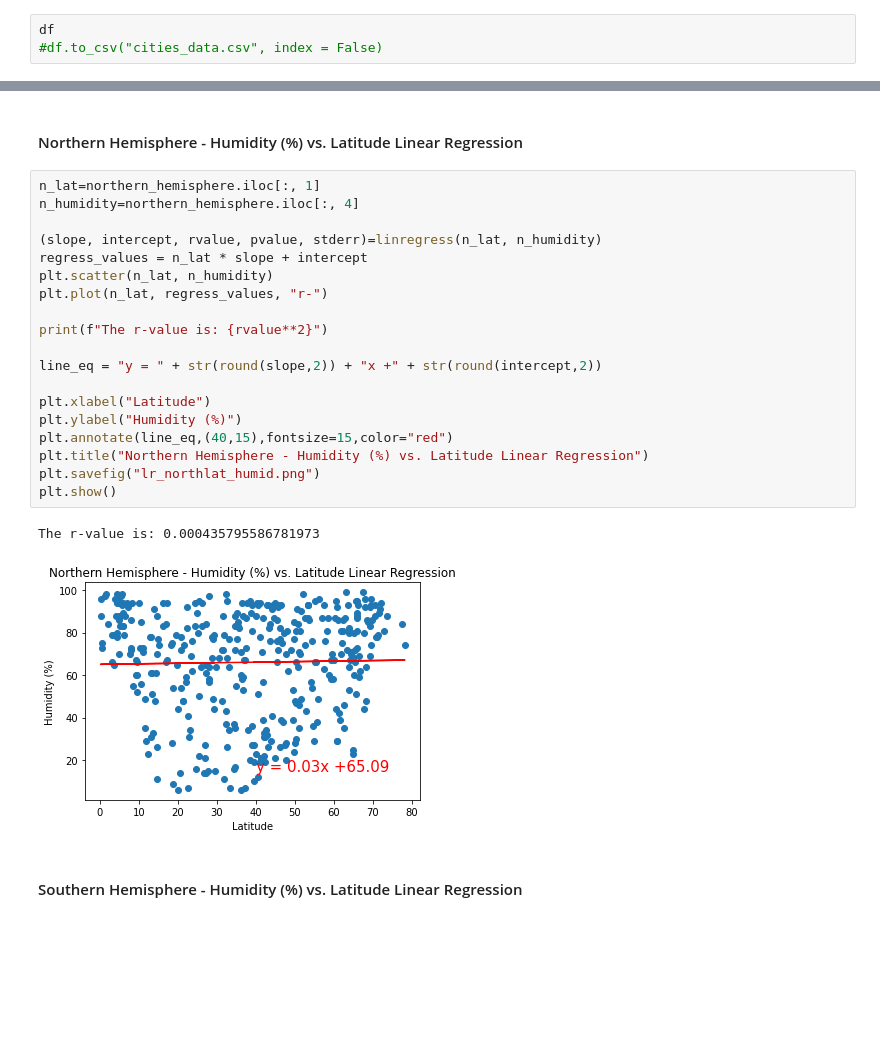
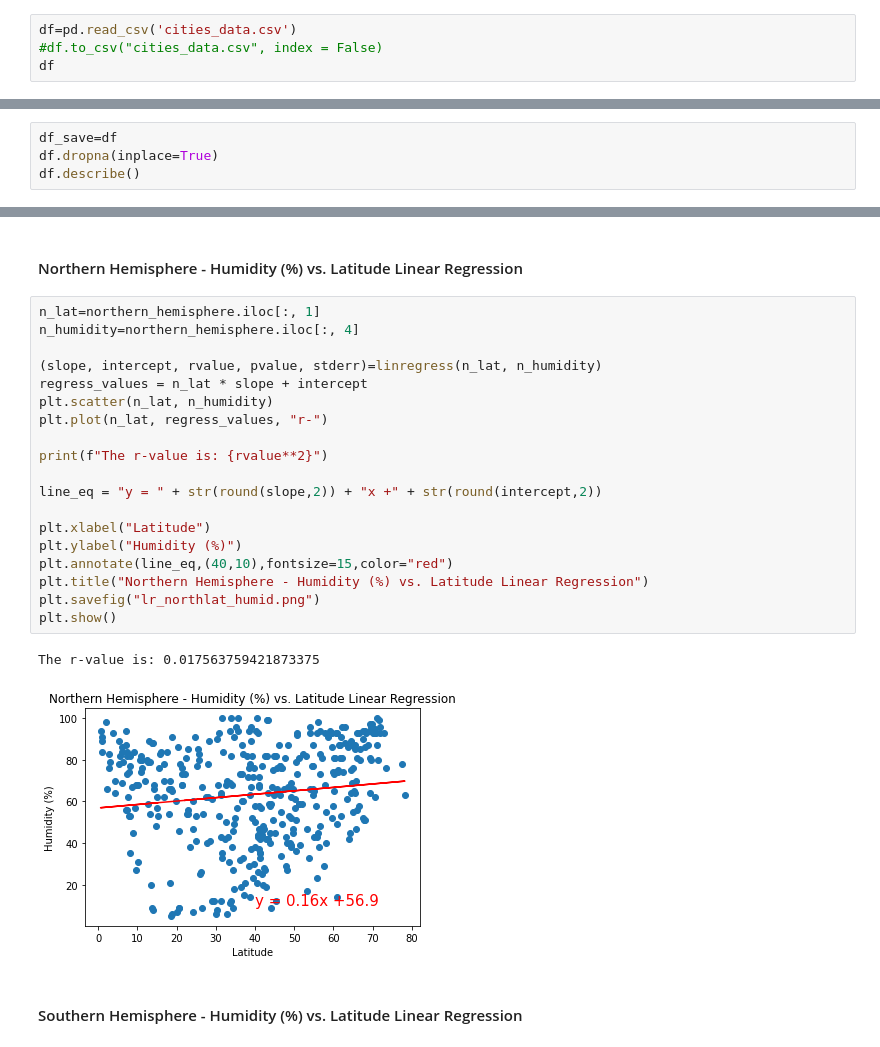
Before and after one commit to ttoffey/Python_API_Challenge, a Jupyter notebook: WeatherPy/WeatherPy.ipynb, the cells around one changed output, grey strips where cells are left out. Saved outputs shown, nothing was run; the diff lists cells and outputs as text; blank space fills up the shorter version.

```diff
--- a/WeatherPy/WeatherPy.ipynb
+++ b/WeatherPy/WeatherPy.ipynb
@@ -192,5 +192,6 @@ Processing Record 4 of Set 13 | sayyan
 Data Retrieval Complete
 -------------------------------
 # %%
+df=pd.read_csv('cities_data.csv')
+#df.to_csv("cities_data.csv", index = False)
 df
-#df.to_csv("cities_data.csv", index = False)
@@ -240,0 +256,4 @@ df
+# %%
+df_save=df
+df.dropna(inplace=True)
+df.describe()
@@ -360,25 +389,25 @@ The r-value is: 0.6555055644286548
 # %%
 n_lat=northern_hemisphere.iloc[:, 1]
 n_humidity=northern_hemisphere.iloc[:, 4]
 
 (slope, intercept, rvalue, pvalue, stderr)=linregress(n_lat, n_humidity)
 regress_values = n_lat * slope + intercept
 plt.scatter(n_lat, n_humidity)
 plt.plot(n_lat, regress_values, "r-")
 
 print(f"The r-value is: {rvalue**2}")
 
 line_eq = "y = " + str(round(slope,2)) + "x +" + str(round(intercept,2))
 
 plt.xlabel("Latitude")
 plt.ylabel("Humidity (%)")
-plt.annotate(line_eq,(40,15),fontsize=15,color="red")
+plt.annotate(line_eq,(40,10),fontsize=15,color="red")
 plt.title("Northern Hemisphere - Humidity (%) vs. Latitude Linear Regression")
 plt.savefig("lr_northlat_humid.png")
 plt.show()
 # %% [output]
-The r-value is: 0.000435795586781973
+The r-value is: 0.017563759421873375
-[figure, old version]
+[figure, new version]
 # %% [markdown]
 ####  Southern Hemisphere - Humidity (%) vs. Latitude Linear Regression
 # %%
```
Also changed, not shown: parts of 19 cells of this notebook, 13 other files.
